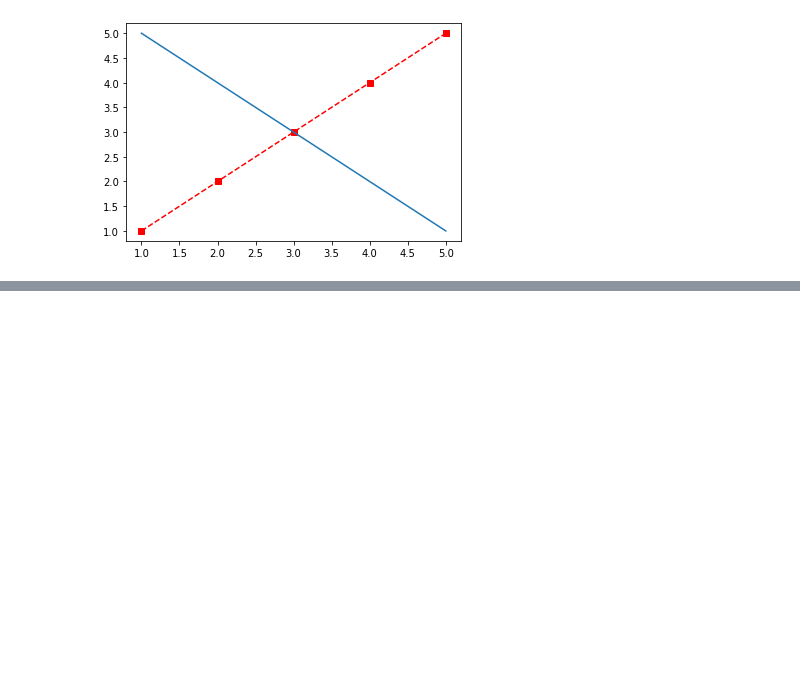
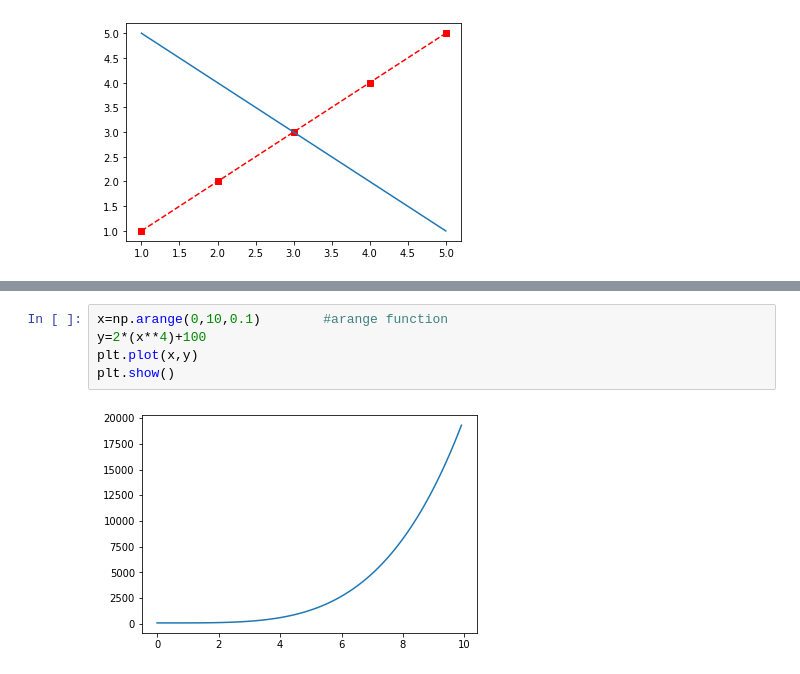
Before and after one commit to ananthi25/Git_Practice, a Jupyter notebook: MatplotLib.ipynb, the cells around one changed output, grey strips where cells are left out. Drawn from its saved outputs; the diff is of its cells as text; blank space fills up the shorter version.

```diff
--- a/MatplotLib.ipynb
+++ b/MatplotLib.ipynb
@@ -117,0 +130,7 @@ plt.show()
+# %%
+x=np.arange(0,10,0.1)        #arange function
+y=2*(x**4)+100
+plt.plot(x,y)
+plt.show()
+# %% [output]
+[figure, added]
```
Also changed, not shown: parts of 5 cells of this notebook.
